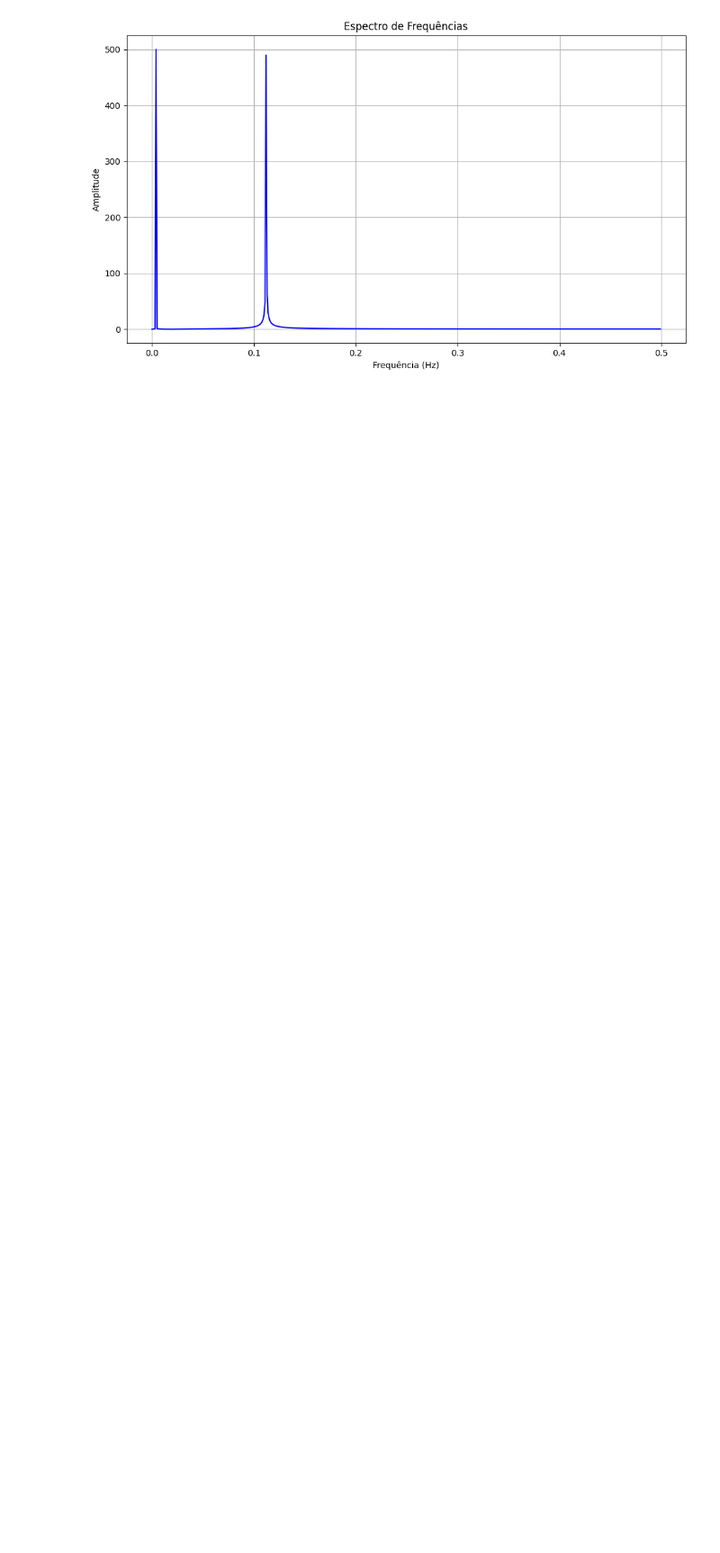
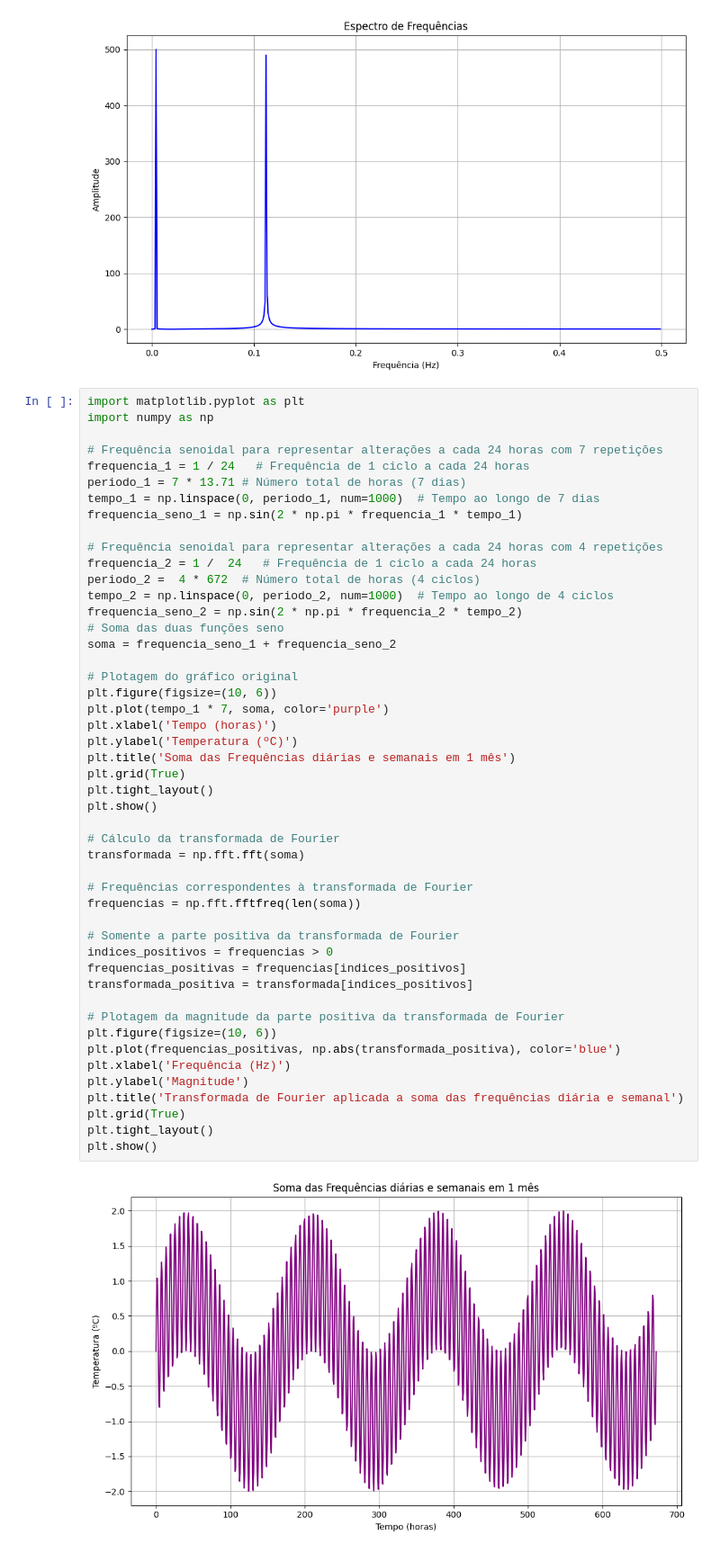
Before and after one commit to PauloMatheusGr/DSP-Class, a Jupyter notebook: aula-fft.ipynb, the cells around one changed output. Shown at 90% size. Drawn from its saved outputs; the diff is of its cells as text; blank space fills up the shorter version.

```diff
--- a/aula-fft.ipynb
+++ b/aula-fft.ipynb
@@ -541,3 +497,53 @@ plt.tight_layout()
 plt.show()
 # %% [output]
 [figure]
+# %%
+import matplotlib.pyplot as plt
+import numpy as np
+
+# Frequência senoidal para representar alterações a cada 24 horas com 7 repetições
+frequencia_1 = 1 / 24   # Frequência de 1 ciclo a cada 24 horas
+periodo_1 = 7 * 13.71 # Número total de horas (7 dias)
+tempo_1 = np.linspace(0, periodo_1, num=1000)  # Tempo ao longo de 7 dias
+frequencia_seno_1 = np.sin(2 * np.pi * frequencia_1 * tempo_1)
+
+# Frequência senoidal para representar alterações a cada 24 horas com 4 repetições
+frequencia_2 = 1 /  24   # Frequência de 1 ciclo a cada 24 horas
+periodo_2 =  4 * 672  # Número total de horas (4 ciclos)
+tempo_2 = np.linspace(0, periodo_2, num=1000)  # Tempo ao longo de 4 ciclos
+frequencia_seno_2 = np.sin(2 * np.pi * frequencia_2 * tempo_2)
+# Soma das duas funções seno
+soma = frequencia_seno_1 + frequencia_seno_2
+
+# Plotagem do gráfico original
+plt.figure(figsize=(10, 6))
+plt.plot(tempo_1 * 7, soma, color='purple')
+plt.xlabel('Tempo (horas)')
+plt.ylabel('Temperatura (ºC)')
+plt.title('Soma das Frequências diárias e semanais em 1 mês')
+plt.grid(True)
+plt.tight_layout()
+plt.show()
+
+# Cálculo da transformada de Fourier
+transformada = np.fft.fft(soma)
+
+# Frequências correspondentes à transformada de Fourier
+frequencias = np.fft.fftfreq(len(soma))
+
+# Somente a parte positiva da transformada de Fourier
+indices_positivos = frequencias > 0
+frequencias_positivas = frequencias[indices_positivos]
+transformada_positiva = transformada[indices_positivos]
+
+# Plotagem da magnitude da parte positiva da transformada de Fourier
+plt.figure(figsize=(10, 6))
+plt.plot(frequencias_positivas, np.abs(transformada_positiva), color='blue')
+plt.xlabel('Frequência (Hz)')
+plt.ylabel('Magnitude')
+plt.title('Transformada de Fourier aplicada a soma das frequências diária e semanal')
+plt.grid(True)
+plt.tight_layout()
+plt.show()
+# %% [output]
+[figure, added]
```
Also changed, not shown: parts of 6 cells of this notebook, 7 other files.
